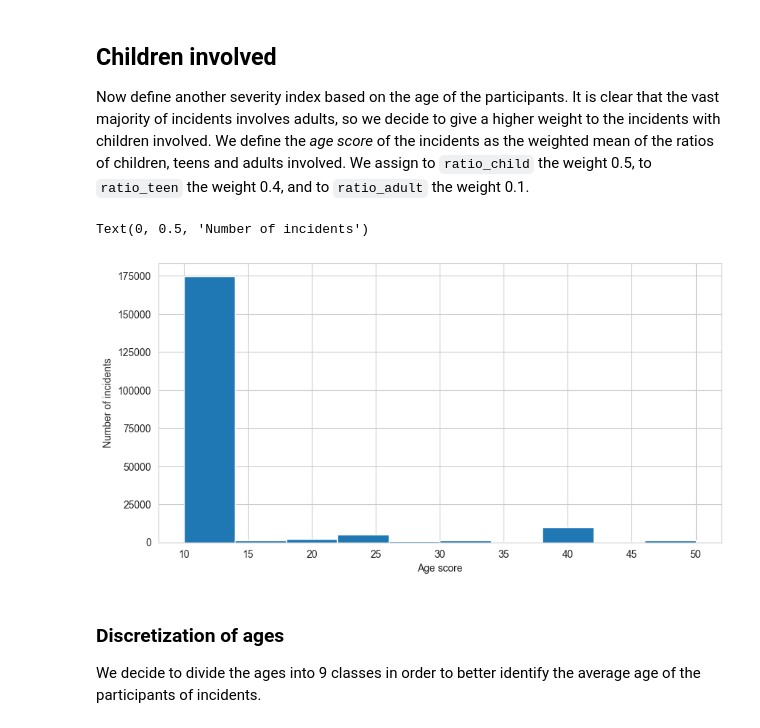
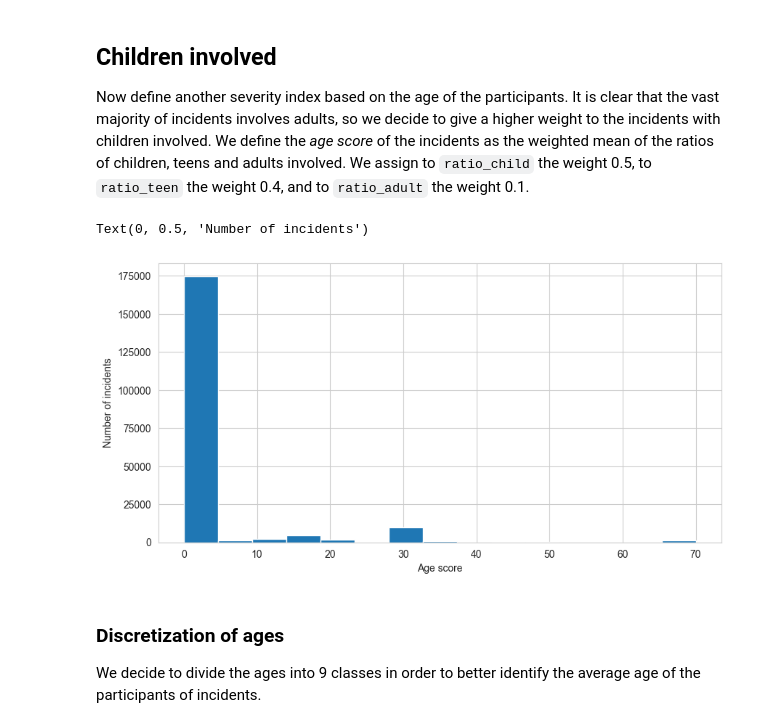
Before and after one commit to irenedovichi/DM-project, a Jupyter notebook: TASK 1/DataPreparation.ipynb, the cells around one changed output. Saved outputs shown, nothing was run; the diff lists cells and outputs as text; code cells hidden in the pictures.

```diff
--- a/TASK 1/DataPreparation.ipynb
+++ b/TASK 1/DataPreparation.ipynb
@@ -257,19 +257,19 @@ Now define another severity index based on the age of the participants. It is cl
 # %%
 total = df_incidents['n_participants_child'] + df_incidents['n_participants_teen'] + df_incidents['n_participants_adult']
 df_incidents['ratio_child'] = df_incidents['n_participants_child']/total*100
 df_incidents['ratio_teen'] = df_incidents['n_participants_teen']/total*100
-df_incidents['ratio_adult'] = df_incidents['n_participants_adult']/total*100
+#df_incidents['ratio_adult'] = df_incidents['n_participants_adult']/total*100
 
-df_incidents['age_score'] = 0.5*df_incidents['ratio_child'] + 0.4*df_incidents['ratio_teen'] + 0.1*df_incidents['ratio_adult']
+df_incidents['age_score'] = 0.7*df_incidents['ratio_child'] + 0.3*df_incidents['ratio_teen']
 
 # histogram of the age_score
 plt.figure(figsize=(10,5))
-plt.hist(df_incidents['age_score'], bins=10)
+plt.hist(df_incidents['age_score'], bins=15)
 plt.xlabel('Age score')
 plt.ylabel('Number of incidents')
 # %% [output]
 Text(0, 0.5, 'Number of incidents')
-[figure, old version]
+[figure, new version]
 # %% [markdown]
 ### Discretization of ages
 We decide to divide the ages into 9 classes in order to better identify the average age of the participants of incidents.
```
